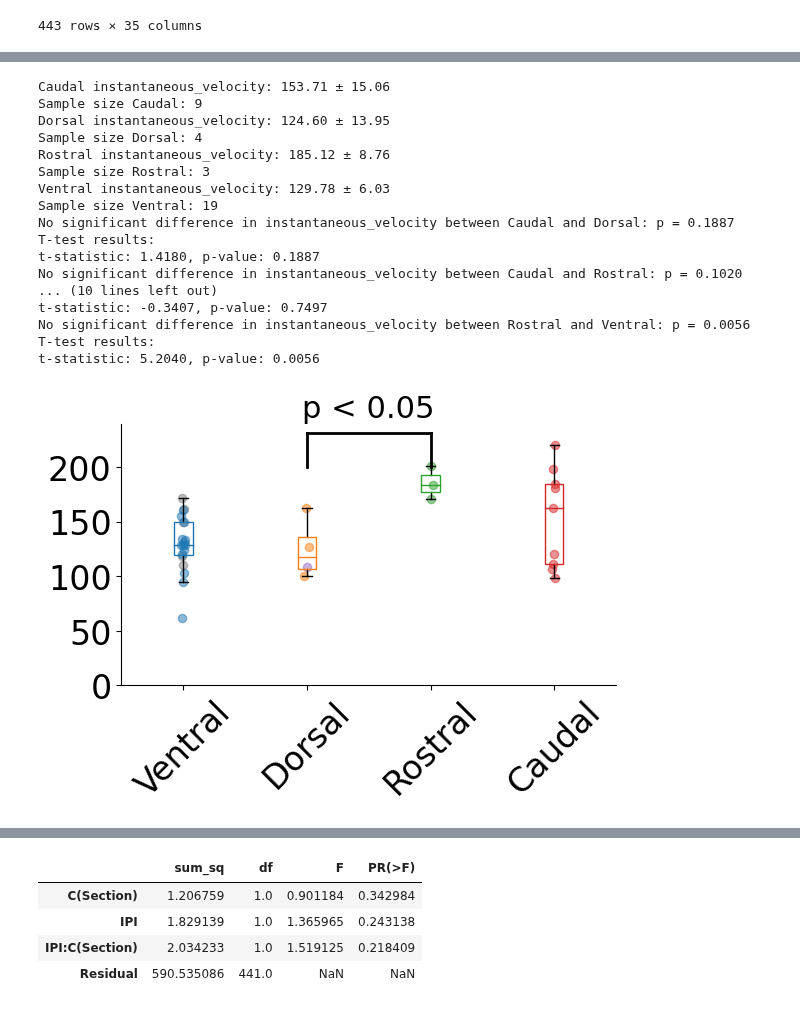
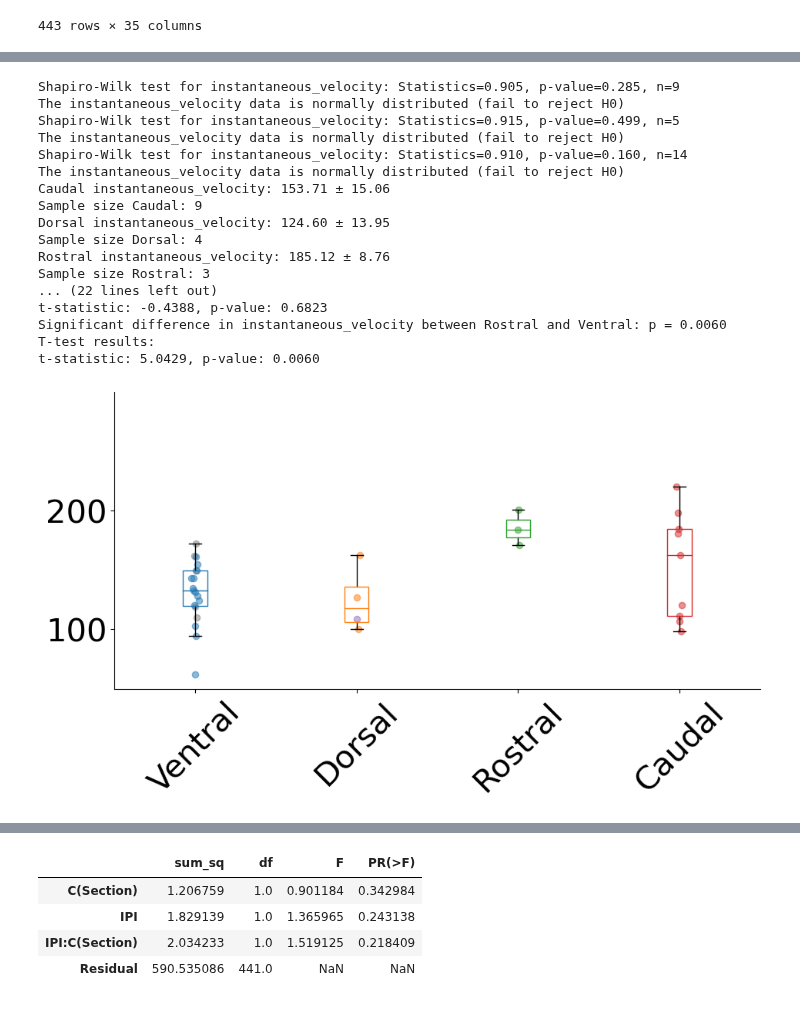
Before and after one commit to john-judge/TSM-to-ZDA, a Jupyter notebook: PPR_scnn1a_single_Apr2025.ipynb, the cells around one changed output, grey strips where cells are left out. Drawn from its saved outputs; the diff is of its cells as text; code cells hidden in the pictures.

Commit message:
more cosmetic plot changes

```diff
--- a/PPR_scnn1a_single_Apr2025.ipynb
+++ b/PPR_scnn1a_single_Apr2025.ipynb
@@ -853,7 +862,7 @@ all_barrel_df['Detailed_Section'] = all_barrel_df['Detailed_Section'].astype('ca
 all_barrel_df['Section'] = all_barrel_df['Section'].astype('category')
 
 # font size
-plt.rcParams.update({'font.size': 40})
+plt.rcParams.update({'font.size': 30})
 
 sections = ['Coronal', 'Sagittal']
 section_colors = {
@@ -893,6 +902,9 @@ for metric in ['halfwidth', 'latency']:
         l1 = plt.scatter(jittered_x, df[metric], color=color, alpha=0.5, s=35, label=barrel_type)
         #l1 = plt.bar(x_space, df[metric].mean(), color=color, alpha=0.5, width=0.1, label=barrel_type)
         handles.append(l1)
+
+        if len(df[metric]) > 3:
+            test_normality(df, metric)
 
         #plt.errorbar(x_space, df[metric].mean(), yerr=sem(df[metric]), fmt='o', color=color, capsize=5, markersize=5)
     for section in all_barrel_df['Section'].cat.categories:
@@ -961,14 +973,14 @@ for metric in ['halfwidth', 'latency']:
 
     if metric == 'halfwidth':
         # place the legend to the left of the plot
-        plt.yticks([0, 10, 20,  30], fontsize=40)
+        plt.yticks([0, 10, 20,  30], fontsize=30)
         plt.ylim(0, 30)
         #plt.ylabel('Half-width (ms)', fontsize=40, labelpad=20)
     elif metric == 'latency':
         #plt.legend(handles=handles, loc='lower left', fontsize=22, ncol=2)
 
         #plt.ylabel('Latency (ms)', fontsize=40, labelpad=20)
-        plt.yticks([0, 2, 4, 6, 8], fontsize=40)
+        plt.yticks([0, 2, 4, 6, 8], fontsize=30)
         plt.ylim(0, 8)
 
     #plt.xticks([0.25, 0.5, 0.75, 1], ['Rostral', 'Caudal', 'Medial', 'Lateral'], fontsize=24)
@@ -1030,10 +1058,7 @@ box_colors = {
 grouped_dfs = {}
 
 for metric in ['instantaneous_velocity', ]:
-    if metric == 'latency':
-        plt.figure(figsize=(10, 6))
-    elif metric == 'halfwidth':
-        plt.figure(figsize=(10, 6))
+    plt.figure(figsize=(10, 6))
     handles = []
     for barrel_type in ladder_df['Detailed_Section'].cat.categories:
         # filter for positive values
@@ -1061,6 +1086,9 @@ for metric in ['instantaneous_velocity', ]:
         l1 = plt.scatter(jittered_x, df[metric], color=color, alpha=0.5, s=35, label=barrel_type)
         #l1 = plt.bar(x_space, df[metric].mean(), color=color, alpha=0.5, width=0.1, label=barrel_type)
         handles.append(l1)
+
+        if len(df[metric]) > 3:
+            test_normality(df, metric)
 
         #plt.errorbar(x_space, df[metric].mean(), yerr=sem(df[metric]), fmt='o', color=color, capsize=5, markersize=5)
     for barrel_type in ladder_df['Barrel_Type'].cat.categories:
@@ -1098,6 +1126,18 @@ for metric in ['instantaneous_velocity', ]:
             grouped_dfs[metric] = {}
         grouped_dfs[metric][barrel_type] = df_grouped
 
+    # anova comparison of all barrel types
+    anova_df = ladder_df.copy()
+    anova_df = anova_df[anova_df['Barrel_Type'].notna()]
+    anova_df = anova_df[anova_df[metric] > 0]
+    anova_df = anova_df.groupby(['Date', 'Slice', 'Location', 'Barrel_Type']).mean().reset_index()
+    anova_df['Barrel_Type'] = anova_df['Barrel_Type'].astype('category')
+    model = ols(f"{metric} ~ C(Barrel_Type)", data=anova_df).fit()
+    anova_results = anova_lm(model, typ=2)
+    print(f"\n\nANOVA results for {metric}:")
+    print(anova_results)
+
+
     # significance testing
     next_bar = 0
     barrel_types_cats = ladder_df['Barrel_Type'].cat.categories
@@ -1109,7 +1149,7 @@ for metric in ['instantaneous_velocity', ]:
             df2 = grouped_dfs[metric][barrel_type2]
             ttest_result = ttest_ind(df1[metric], df2[metric], equal_var=False)
 
-            if ttest_result.pvalue < 0.05 and abs(len(df1) - len(df2)) < 10:
+            if ttest_result.pvalue < 0.05:
                 print(f"Significant difference in {metric} between {barrel_type1} and {barrel_type2}: p = {ttest_result.pvalue:.4f}")
                 print("T-test results:")
                 print(f"t-statistic: {ttest_result.statistic:.4f}, p-value: {ttest_result.pvalue:.4f}")
@@ -1117,15 +1157,15 @@ for metric in ['instantaneous_velocity', ]:
                 y_space = max(df1[metric].mean(), df2[metric].mean()) + 25 + next_bar
                 x_space1 = 1 + barrel_types.index(barrel_type1)
                 x_space2 = 1 + barrel_types.index(barrel_type2)
-                plt.text((x_space1 + x_space2 ) / 2, y_space+30, f"p < 0.05", ha='center', va='bottom', fontsize=22, color='black')
+                '''plt.text((x_space1 + x_space2 ) / 2, y_space+30, f"p < 0.05", ha='center', va='bottom', fontsize=22, color='black')
 
                 # add a line between the two bars
                 plt.plot([x_space1, x_space2], [y_space * 1.1, y_space * 1.1], color='black', linewidth=2)
 
                 # add caps on ends of line
                 plt.plot([x_space1, x_space1], [y_space * 1.1, y_space * 0.95], color='black', linewidth=2)
-                plt.plot([x_space2, x_space2], [y_space * 1.1, y_space * 0.95], color='black', linewidth=2)
-                next_bar += 1
+                plt.plot([x_space2, x_space2], [y_space * 1.1, y_space * 0.95], color='black', linewidth=2)'''
+                next_bar += 50
             else:
                 print(f"No significant difference in {metric} between {barrel_type1} and {barrel_type2}: p = {ttest_result.pvalue:.4f}")
                 print("T-test results:")
@@ -1137,47 +1177,47 @@ for metric in ['instantaneous_velocity', ]:
         plt.ylim(0, 30)
         plt.ylabel('Half-width (ms)', fontsize=40, labelpad=20)
     elif metric == 'latency':
         plt.legend(handles=handles, loc='lower left', fontsize=22, ncol=2)
 
         plt.ylabel('Latency (ms)', fontsize=40, labelpad=20)
         plt.yticks([0, 2, 4, 6, 8], fontsize=40)
         plt.ylim(0, 8)
     elif metric == 'instantaneous_velocity':
         #plt.ylabel(r'Within-Barrel Speed ($\mu$m/ms)', fontsize=40, labelpad=20)
-        plt.yticks([0, 50, 100, 150, 200], fontsize=24)
-        #plt.ylim(0, 200)
+        plt.yticks([0, 100,  200], fontsize=30)
+        plt.ylim(50, 300)
 
-    plt.xticks([i for i in range(1,5)], barrel_types, fontsize=24, rotation=45)
+    plt.xticks([i for i in range(1,5)], barrel_types, fontsize=30, rotation=45)
     #plt.xticks([0.25, 0.5, 0.75, 1], ['Rostral', 'Caudal', 'Medial', 'Lateral'], fontsize=24)
     #plt.xlim(-0.23250000000000004, 3.2325000000000004)
     plt.tight_layout()
 
 
     # set spines to be invisible
     plt.gca().spines['right'].set_visible(False)
     plt.gca().spines['top'].set_visible(False)
 
     plt.savefig(output_fig_dir + 'rostro_caudal_medial_lateral_barrels_' + metric + '.png', dpi=300, bbox_inches='tight')
     plt.show()
 # %% [output]
+Shapiro-Wilk test for instantaneous_velocity: Statistics=0.905, p-value=0.285, n=9
+The instantaneous_velocity data is normally distributed (fail to reject H0)
+Shapiro-Wilk test for instantaneous_velocity: Statistics=0.915, p-value=0.499, n=5
+The instantaneous_velocity data is normally distributed (fail to reject H0)
+Shapiro-Wilk test for instantaneous_velocity: Statistics=0.910, p-value=0.160, n=14
+The instantaneous_velocity data is normally distributed (fail to reject H0)
 Caudal instantaneous_velocity: 153.71 ± 15.06
 Sample size Caudal: 9
 Dorsal instantaneous_velocity: 124.60 ± 13.95
 Sample size Dorsal: 4
 Rostral instantaneous_velocity: 185.12 ± 8.76
 Sample size Rostral: 3
-Ventral instantaneous_velocity: 129.78 ± 6.03
-Sample size Ventral: 19
-No significant difference in instantaneous_velocity between Caudal and Dorsal: p = 0.1887
+... (22 lines left out)
+t-statistic: -0.4388, p-value: 0.6823
+Significant difference in instantaneous_velocity between Rostral and Ventral: p = 0.0060
 T-test results:
-t-statistic: 1.4180, p-value: 0.1887
-No significant difference in instantaneous_velocity between Caudal and Rostral: p = 0.1020
-... (10 lines left out)
-t-statistic: -0.3407, p-value: 0.7497
-No significant difference in instantaneous_velocity between Rostral and Ventral: p = 0.0056
-T-test results:
-t-statistic: 5.2040, p-value: 0.0056
+t-statistic: 5.0429, p-value: 0.0060
-[figure, old version]
+[figure, new version]
 # %%
 # hw, lat, and amp between rostral and caudal barrels (Sagittal), medial and lateral barrels (Coronal), and coronal and sagittal sections
 # use only pulse 1 data and exclude is_single_pulse_control = 1
```
Also changed, not shown: parts of 8 cells of this notebook, 2 other files.
